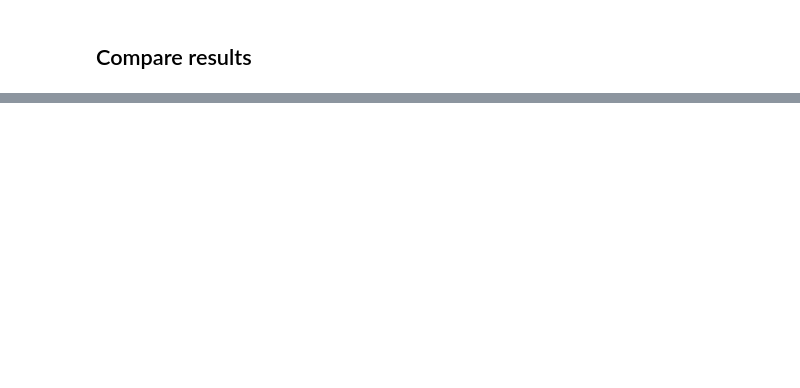
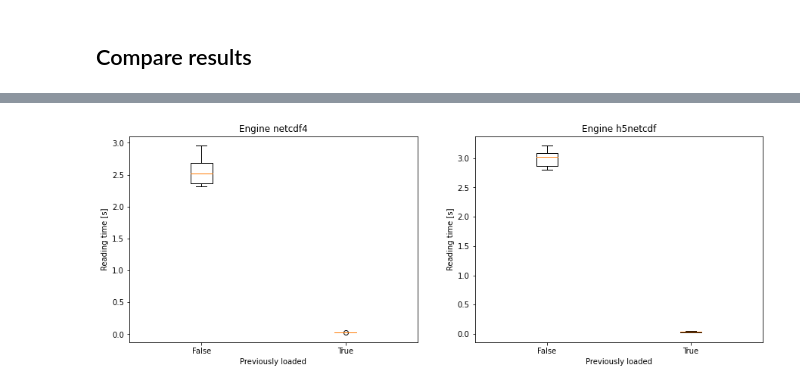
Before and after one commit to deepsphere/deepsphere-weather, a Jupyter notebook: notebooks/benchmark_training_time.ipynb, the cells around one changed output, grey strips where cells are left out. Drawn from its saved outputs; the diff is of its cells as text; code cells hidden in the pictures; blank space fills up the shorter version.

Commit message:
explore other engines and parameters

```diff
--- a/notebooks/benchmark_training_time.ipynb
+++ b/notebooks/benchmark_training_time.ipynb
@@ -635,7 +796,7 @@ chunk_size = 0#483*2 #483
 load_ram = True
 data_standardized = True
 # %%
-times9 = generate_comparison(chunk_size, load_ram, data_standardized, chunk=False)
+times12 = generate_comparison(chunk_size, load_ram, data_standardized, chunk=False)
 # %% [output]
 Loading data to RAM...
 Loading data to RAM...
@@ -720,0 +1064,20 @@ plt.show()
+# %%
+times_plot = [times1, times2, times6, times7, times8, times9]
+
+t_loaded = [times1, times2]
+t_not_loaded = [times9, times10]
+
+fig, ax = plt.subplots(1,2,figsize=(15,5))
+
+ax[0].set_title('Engine netcdf4')
+ax[1].set_title('Engine h5netcdf')
+
+for i, t_list in enumerate([t_loaded, t_not_loaded]):
+    ax[i].boxplot([t.times for t in t_list])
+    ax[i].set_xticklabels([t.loaded_in_memory for t in t_list])
+    ax[i].set_xlabel('Previously loaded')
+    ax[i].set_ylabel('Reading time [s]')
+
+plt.show()
+# %% [output]
+[figure, added]
```
Also changed, not shown: parts of 63 cells of this notebook.
